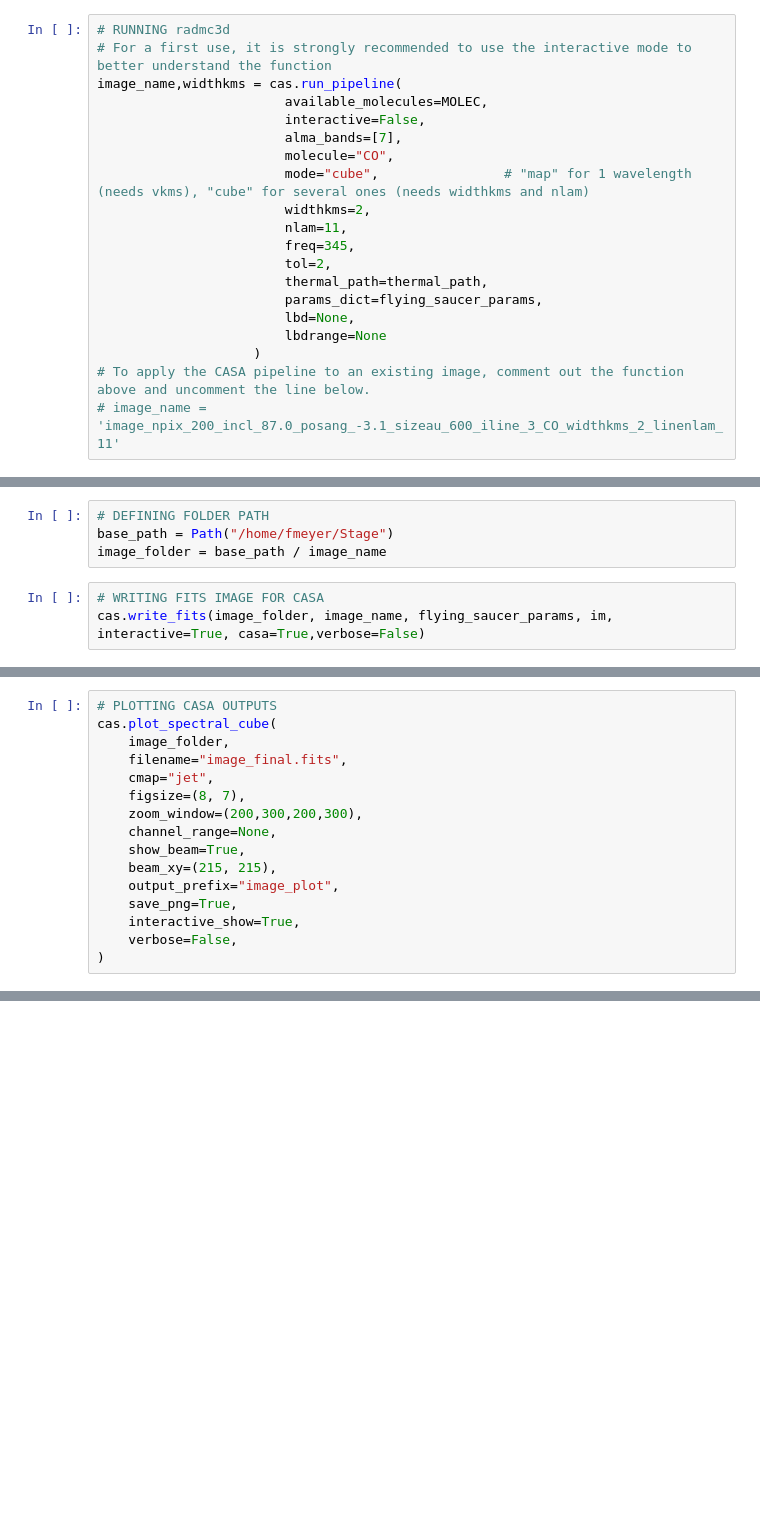
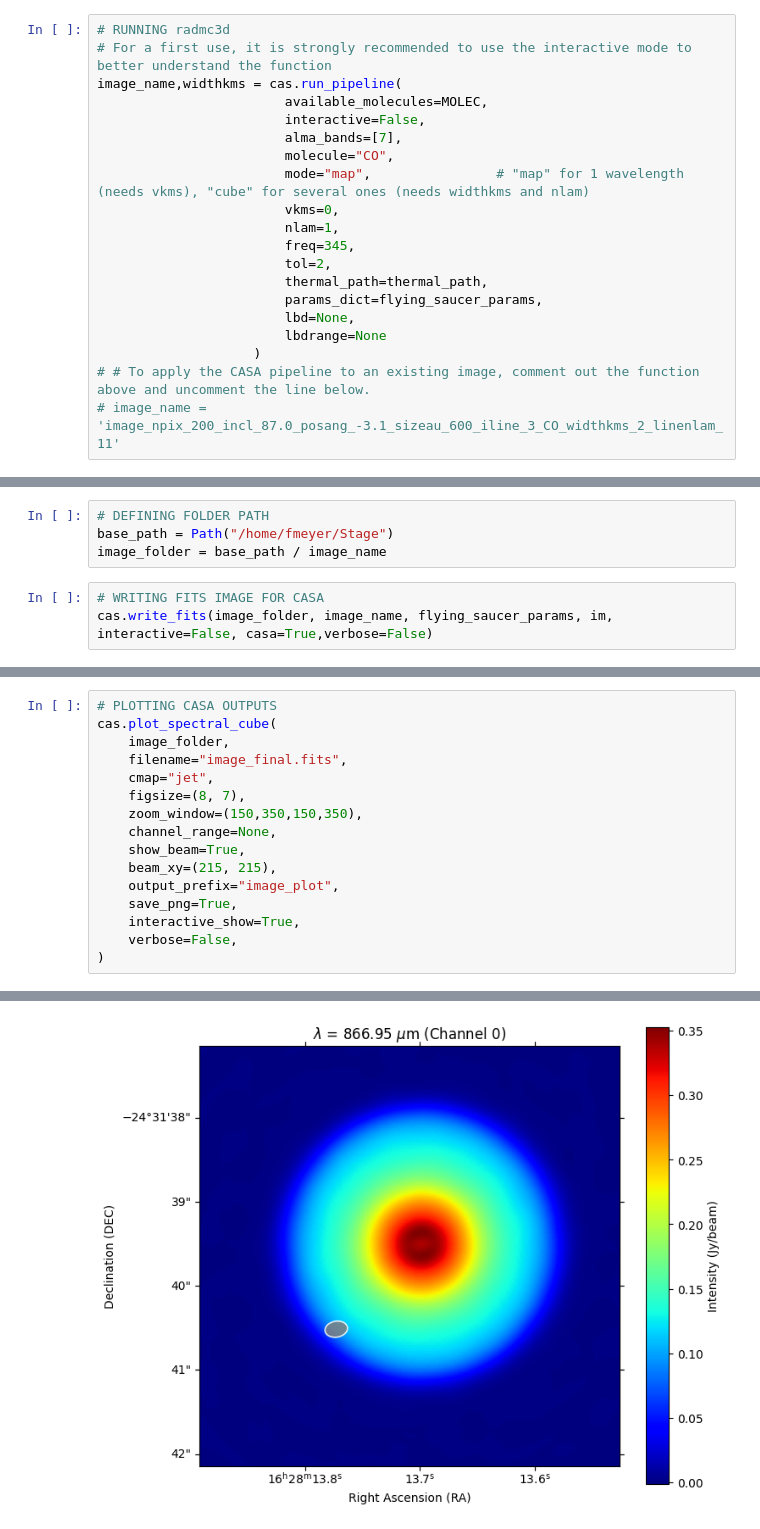
Before and after one commit to sachagavino/astroMUGS, a Jupyter notebook: astromugs/casa/Making_images_radmc3d_CASA_pipeline.ipynb, the cells around one changed output, grey strips where cells are left out. Cells and saved outputs as stored; diff of their text form; blank space fills up the shorter version.

```diff
--- a/astromugs/casa/Making_images_radmc3d_CASA_pipeline.ipynb
+++ b/astromugs/casa/Making_images_radmc3d_CASA_pipeline.ipynb
@@ -98,9 +120,9 @@ image_name,widthkms = cas.run_pipeline(
                         interactive=False,
                         alma_bands=[7],
                         molecule="CO",
-                        mode="cube",                # "map" for 1 wavelength (needs vkms), "cube" for several ones (needs widthkms and nlam)
-                        widthkms=2,
-                        nlam=11,
+                        mode="map",                # "map" for 1 wavelength (needs vkms), "cube" for several ones (needs widthkms and nlam)
+                        vkms=0,
+                        nlam=1,
                         freq=345,
                         tol=2,
                         thermal_path=thermal_path,
@@ -108,5 +130,5 @@ image_name,widthkms = cas.run_pipeline(
                         lbd=None,
                         lbdrange=None
                     )
-# To apply the CASA pipeline to an existing image, comment out the function above and uncomment the line below.
+# # To apply the CASA pipeline to an existing image, comment out the function above and uncomment the line below.
 # image_name = 'image_npix_200_incl_87.0_posang_-3.1_sizeau_600_iline_3_CO_widthkms_2_linenlam_11'
@@ -119,7 +163,7 @@ base_path = Path("/home/fmeyer/Stage")
 image_folder = base_path / image_name
 # %%
 # WRITING FITS IMAGE FOR CASA
-cas.write_fits(image_folder, image_name, flying_saucer_params, im, interactive=True, casa=True,verbose=False)
+cas.write_fits(image_folder, image_name, flying_saucer_params, im, interactive=False, casa=True,verbose=False)
 # %%
 # RUNNING CASA PIPELINE TO SIMULATE REAL OBSERVATIONS
 cas.casa_pipeline(
@@ -137,7 +223,7 @@ cas.plot_spectral_cube(
     filename="image_final.fits",
     cmap="jet",
     figsize=(8, 7),
-    zoom_window=(200,300,200,300),
+    zoom_window=(150,350,150,350),
     channel_range=None,
     show_beam=True,
     beam_xy=(215, 215),
@@ -146,3 +232,4 @@ cas.plot_spectral_cube(
     interactive_show=True,
     verbose=False,
 )
+# %% [output]
@@ -148,0 +240 @@ cas.plot_spectral_cube(
+[figure, added]
```
Also changed, not shown: parts of 9 cells of this notebook.
